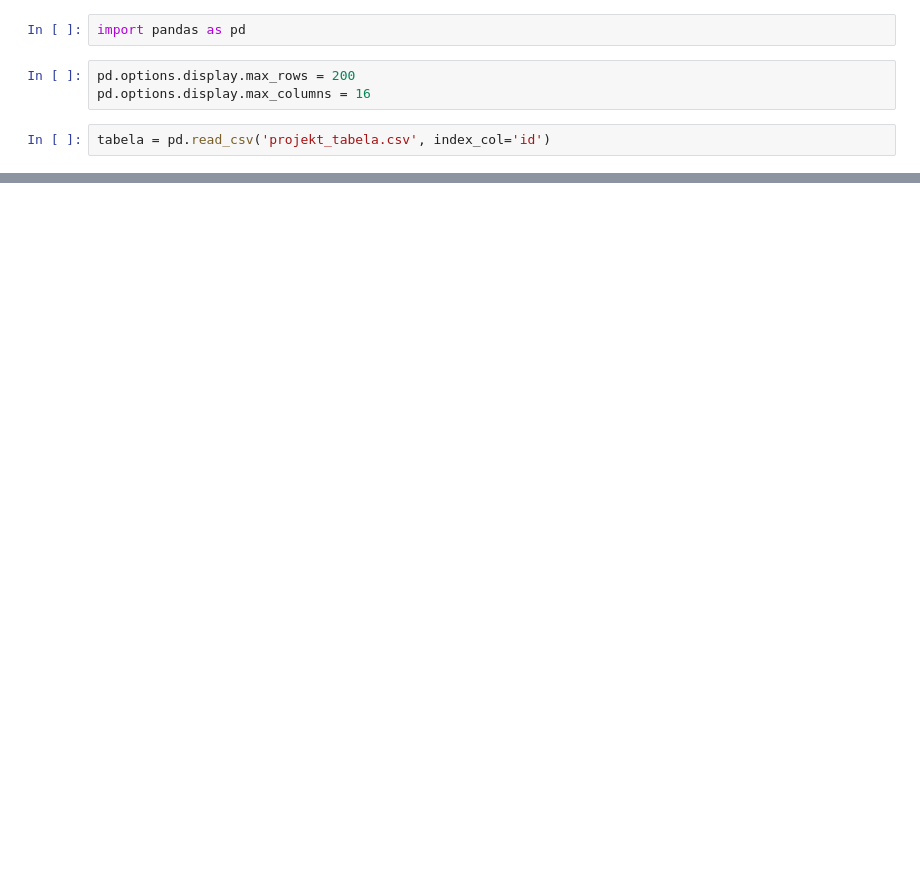
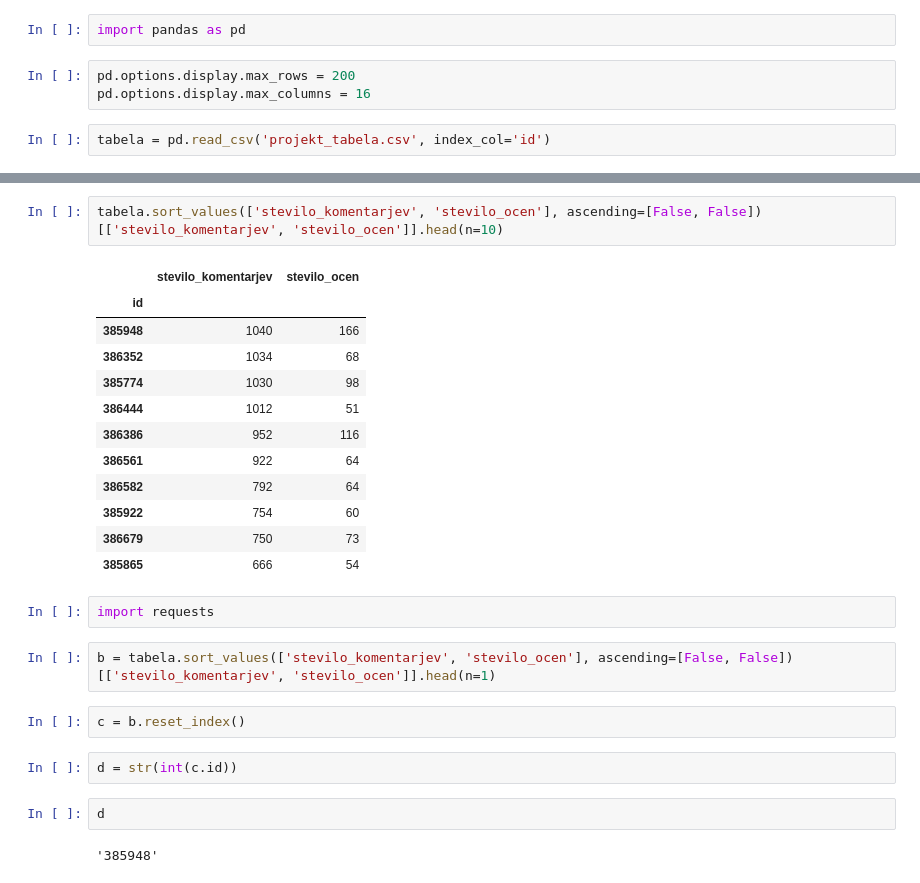
Before and after one commit to SeverinMejak/severin_mejak_projekt_analiza_podatkov, a Jupyter notebook: Projekt_za_prog/projekt_analiza_podatkov.ipynb, the cells around one changed output, grey strips where cells are left out. Cells and saved outputs as stored; diff of their text form; blank space fills up the shorter version.

```diff
--- a/Projekt_za_prog/projekt_analiza_podatkov.ipynb
+++ b/Projekt_za_prog/projekt_analiza_podatkov.ipynb
@@ -158,0 +144,27 @@ To, da se ljudje najbolj strinjajo pri gospodarstvu je bilo pričakovano, kar pa
+# %%
+tabela.sort_values(['stevilo_komentarjev', 'stevilo_ocen'], ascending=[False, False])[['stevilo_komentarjev', 'stevilo_ocen']].head(n=10)
+# %% [output]
+|  | stevilo_komentarjev | stevilo_ocen |
+| id |  |  |
+| 385948 | 1040 | 166 |
+| 386352 | 1034 | 68 |
+| 385774 | 1030 | 98 |
+| 386444 | 1012 | 51 |
+| 386386 | 952 | 116 |
+| 386561 | 922 | 64 |
+| 386582 | 792 | 64 |
+| 385922 | 754 | 60 |
+| 386679 | 750 | 73 |
+| 385865 | 666 | 54 |
+# %%
+import requests
+# %%
+b = tabela.sort_values(['stevilo_komentarjev', 'stevilo_ocen'], ascending=[False, False])[['stevilo_komentarjev', 'stevilo_ocen']].head(n=1)
+# %%
+c = b.reset_index()
+# %%
+d = str(int(c.id))
+# %%
+d
+# %% [output]
+'385948'
```
Also changed, not shown: parts of 28 cells of this notebook, 4 other files.
